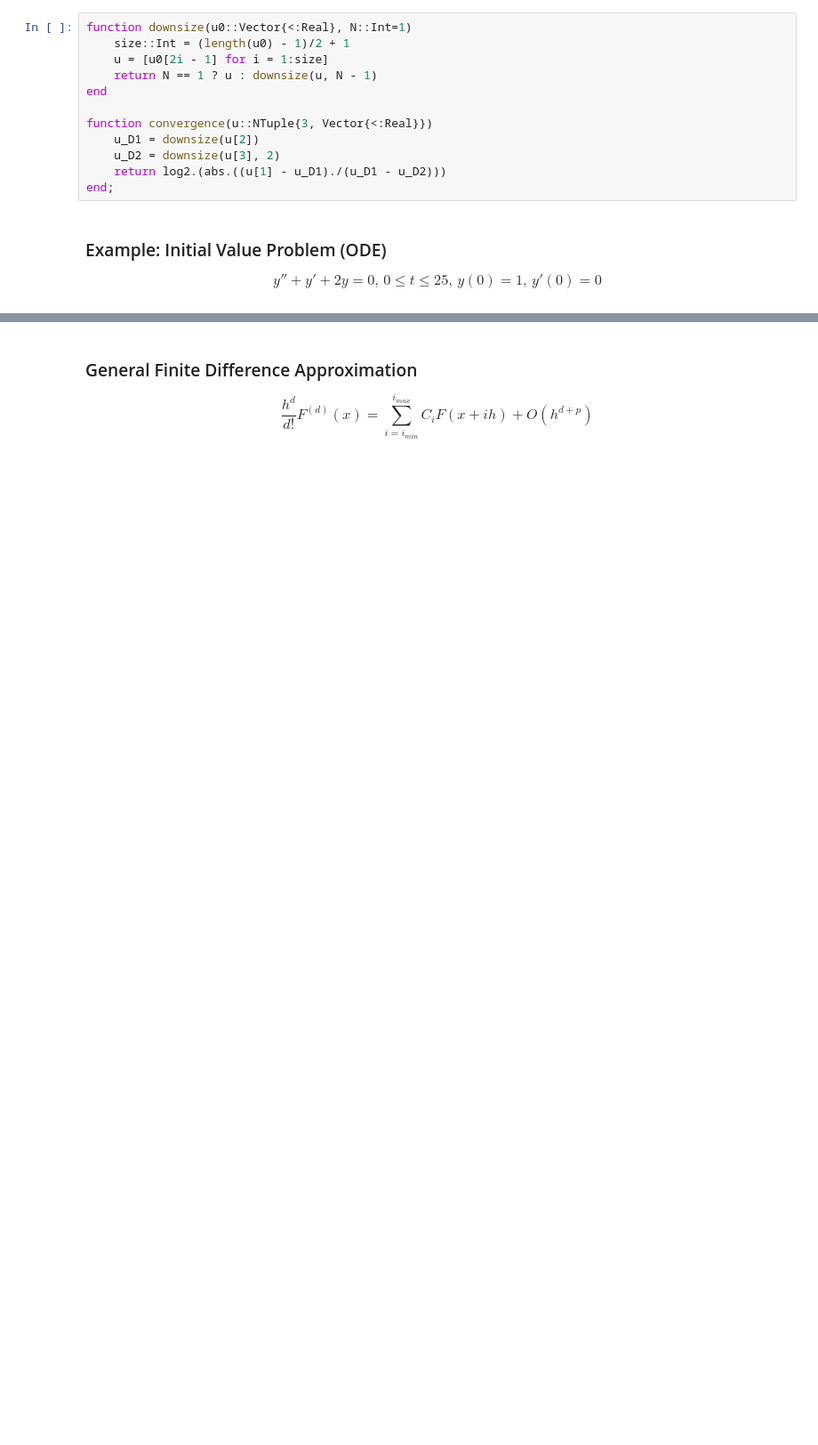
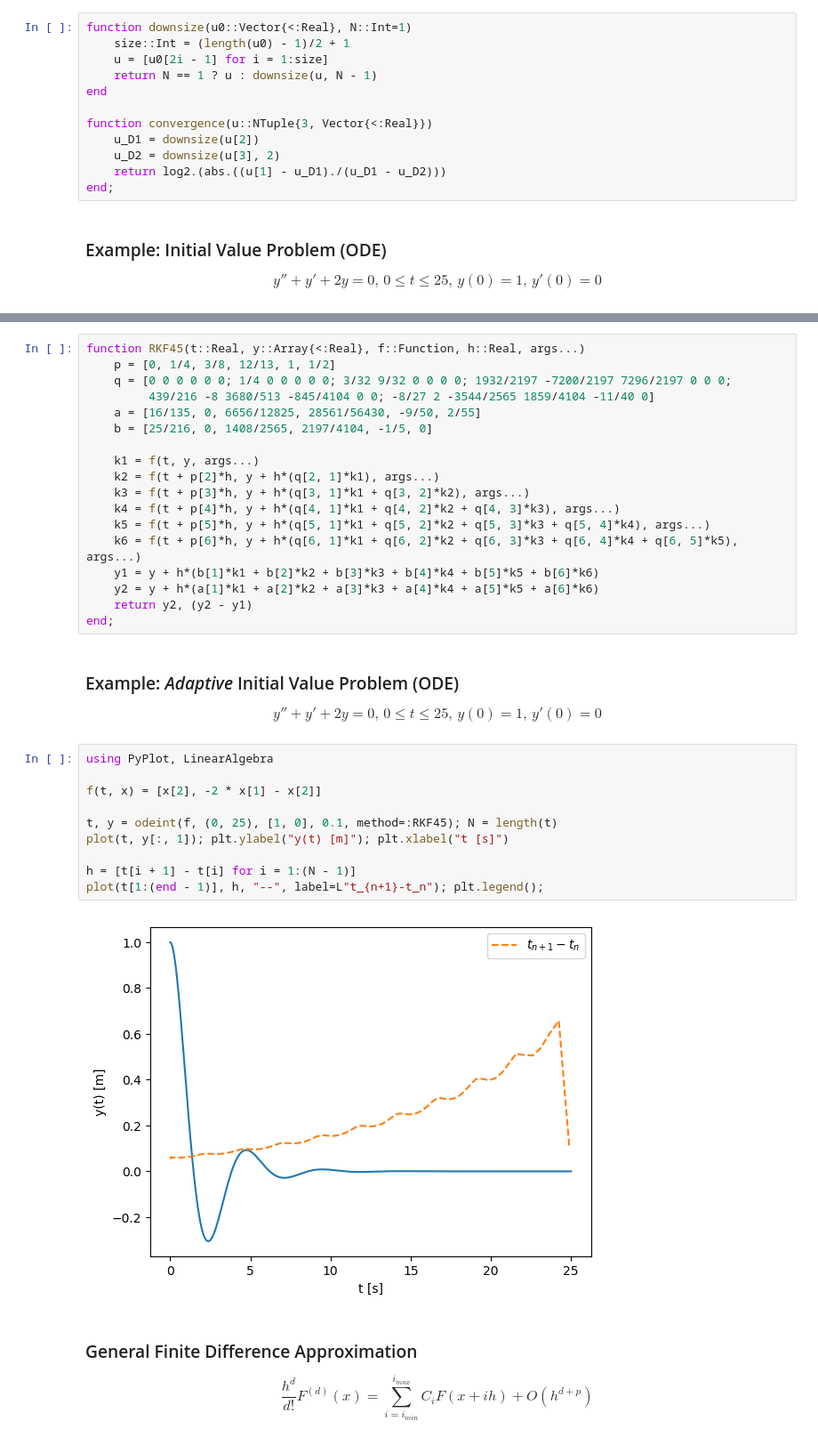
Before and after one commit to kennethsible/julia-binder, a Jupyter notebook: ODE-PDE Integration.ipynb, the cells around one changed output, grey strips where cells are left out. Shown at 89% size. Drawn from its saved outputs; the diff is of its cells as text; blank space fills up the shorter version.

Commit message:
Added Adaptive Integration

```diff
--- a/ODE-PDE Integration.ipynb
+++ b/ODE-PDE Integration.ipynb
@@ -90,3 +123,36 @@ plt.ylim(0, 6); plt.legend();
+# %%
+function RKF45(t::Real, y::Array{<:Real}, f::Function, h::Real, args...)
+    p = [0, 1/4, 3/8, 12/13, 1, 1/2]
+    q = [0 0 0 0 0 0; 1/4 0 0 0 0 0; 3/32 9/32 0 0 0 0; 1932/2197 -7200/2197 7296/2197 0 0 0;
+         439/216 -8 3680/513 -845/4104 0 0; -8/27 2 -3544/2565 1859/4104 -11/40 0]
+    a = [16/135, 0, 6656/12825, 28561/56430, -9/50, 2/55]
+    b = [25/216, 0, 1408/2565, 2197/4104, -1/5, 0]
+
+    k1 = f(t, y, args...)
+    k2 = f(t + p[2]*h, y + h*(q[2, 1]*k1), args...)
+    k3 = f(t + p[3]*h, y + h*(q[3, 1]*k1 + q[3, 2]*k2), args...)
+    k4 = f(t + p[4]*h, y + h*(q[4, 1]*k1 + q[4, 2]*k2 + q[4, 3]*k3), args...)
+    k5 = f(t + p[5]*h, y + h*(q[5, 1]*k1 + q[5, 2]*k2 + q[5, 3]*k3 + q[5, 4]*k4), args...)
+    k6 = f(t + p[6]*h, y + h*(q[6, 1]*k1 + q[6, 2]*k2 + q[6, 3]*k3 + q[6, 4]*k4 + q[6, 5]*k5), args...)
+    y1 = y + h*(b[1]*k1 + b[2]*k2 + b[3]*k3 + b[4]*k4 + b[5]*k5 + b[6]*k6)
+    y2 = y + h*(a[1]*k1 + a[2]*k2 + a[3]*k3 + a[4]*k4 + a[5]*k5 + a[6]*k6)
+    return y2, (y2 - y1)
+end;
+# %% [markdown]
+### Example: *Adaptive* Initial Value Problem (ODE)
+$$y''+y'+2y=0,\,0 \leq t \leq 25,\,y(0)=1,\,y'(0)=0$$
+# %%
+using PyPlot, LinearAlgebra
+
+f(t, x) = [x[2], -2 * x[1] - x[2]]
+
+t, y = odeint(f, (0, 25), [1, 0], 0.1, method=:RKF45); N = length(t)
+plot(t, y[:, 1]); plt.ylabel("y(t) [m]"); plt.xlabel("t [s]")
+
+h = [t[i + 1] - t[i] for i = 1:(N - 1)]
+plot(t[1:(end - 1)], h, "--", label=L"t_{n+1}-t_n"); plt.legend();
+# %% [output]
+[figure, added]
 # %% [markdown]
 ### General Finite Difference Approximation
 $$\frac{h^d}{d!}F^{(d)}(x)=\sum_{i=i_{min}}^{i_{max}}C_iF(x+ih)+O(h^{d+p})$$
```
Also changed, not shown: parts of 9 cells of this notebook.
